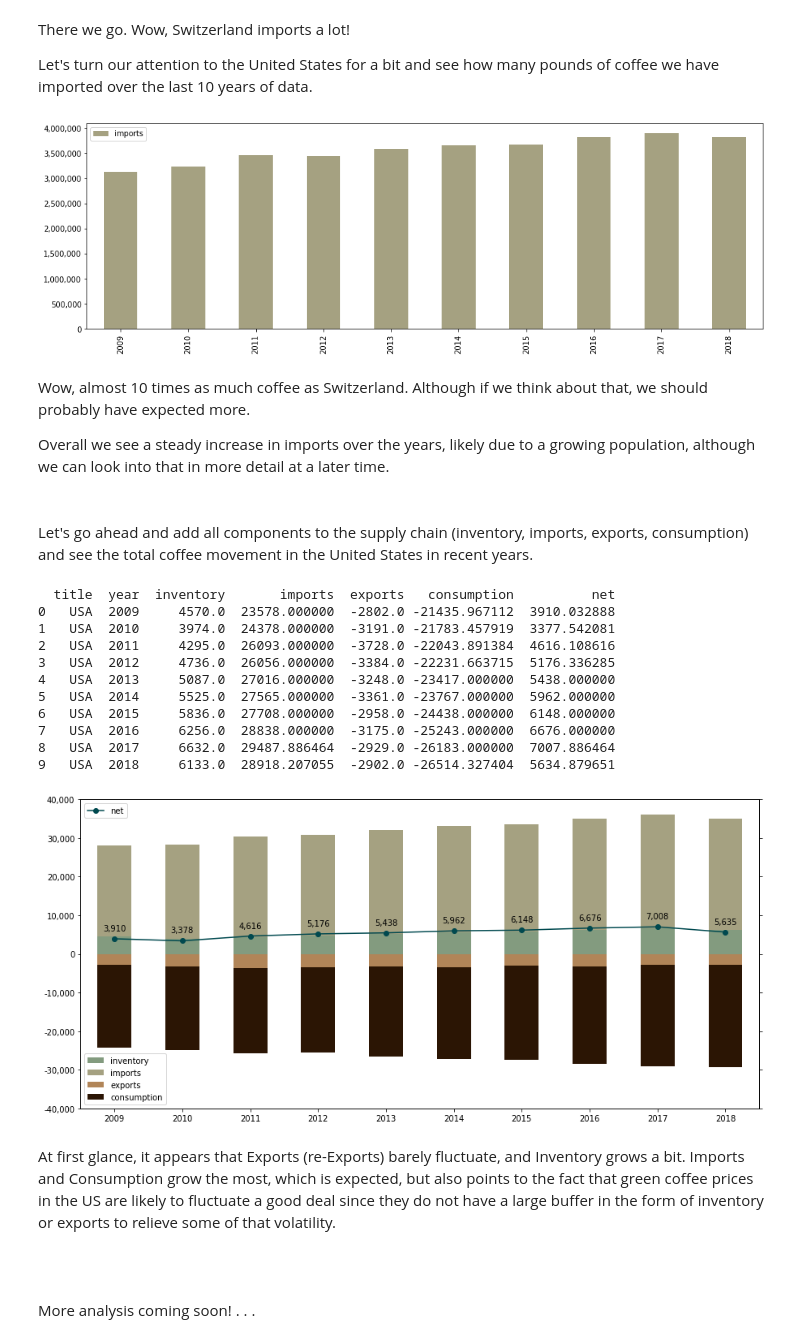
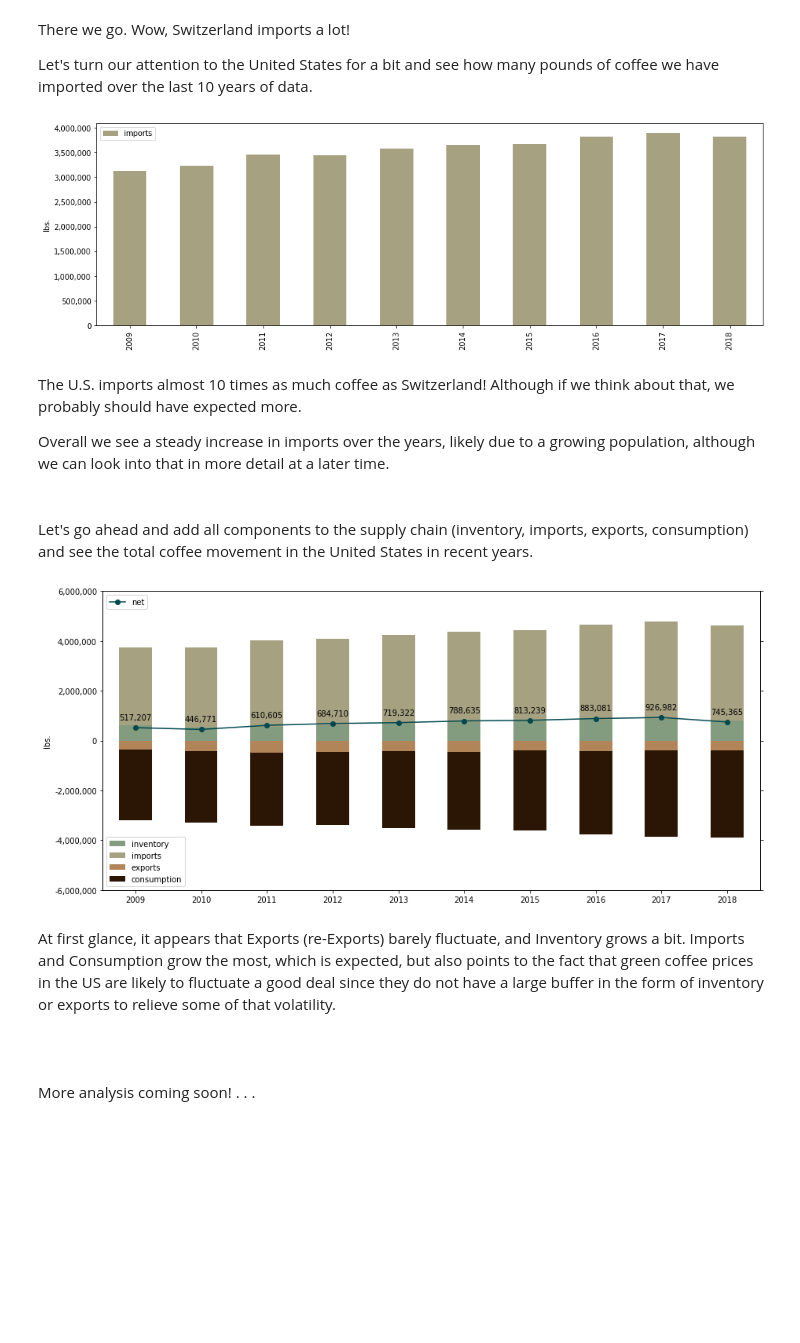
Before and after one commit to seanbhart/coffee, a Jupyter notebook: notebooks/coffee.ipynb, the cells around one changed output. Drawn from its saved outputs; the diff is of its cells as text; code cells hidden in the pictures; blank space fills up the shorter version.

Commit message:
chart updates

```diff
--- a/notebooks/coffee.ipynb
+++ b/notebooks/coffee.ipynb
@@ -540,11 +544,12 @@ ORDER BY location_id ASC;""",conn)
 # b = df.plot.bar(figsize=(16,5), color=colors[1])
 b = df.loc[:,['imports']].plot.bar(color=colors[1], figsize=(16,5))
 b.set_yticklabels([f'{x:,.0f}' for x in b.get_yticks()])
-l = b.set_xticklabels(df['year'].tolist(), rotation=90)
+b.set_xticklabels(df['year'].tolist(), rotation=90)
+l = b.set_ylabel("lbs.")
 # %% [output]
-[figure, old version]
+[figure, new version]
 # %% [markdown]
-Wow, almost 10 times as much coffee as Switzerland.  Although if we think about that, we should probably have expected more.
+The U.S. imports almost 10 times as much coffee as Switzerland!  Although if we think about that, we probably should have expected more.
 
 Overall we see a steady increase in imports over the years, likely due to a growing population, although we can look into that in more detail at a later time.
 <br>
@@ -552,7 +557,7 @@ Overall we see a steady increase in imports over the years, likely due to a grow
 <br>
 Let's go ahead and add all components to the supply chain (inventory, imports, exports, consumption) and see the total coffee movement in the United States in recent years.
 # %%
-df = pd.read_sql("""SELECT l.title, cal3.year, cal3.inventory, cal3.imports, cal3.exports, cal3.consumption, cal3.inventory + cal3.imports + cal3.exports + cal3.consumption AS net
+df = pd.read_sql("""SELECT l.title, cal3.year, cal3.inventory * 132.277 AS inventory, cal3.imports * 132.277 AS imports, cal3.exports * 132.277 AS exports, cal3.consumption * 132.277 AS consumption, (cal3.inventory + cal3.imports + cal3.exports + cal3.consumption) * 132.277 AS net
 FROM location l
 INNER JOIN
     (
@@ -572,46 +577,35 @@ INNER JOIN
                                 WHEN ce.value > 0 THEN ce.value * -1
                             END AS exports
                         FROM calendar_imports ci
                         INNER JOIN calendar_exports ce ON ci.location_id=ce.location_id AND ci.year=ce.year
                     ) AS cal
                 ON cal.location_id=inv.location_id AND inv.year=cal.year
             ) AS cal2
         ON cal2.location_id=cons.location_id AND cons.year=cal2.year
     ) AS cal3
 ON cal3.location_id=l.id
 WHERE l.title='USA' AND cal3.year>2008
 ORDER BY cal3.year ASC;""",conn)
-print(df)
 b1=df.loc[:,['inventory','imports','exports','consumption']].plot.bar(stacked=True, color=colors, figsize=(15,7))
 b1.set_xticklabels(df['year'].tolist(), rotation=0)
 b1.set_yticklabels([f'{x:,.0f}' for x in b1.get_yticks()])
 b1.set_ylim([min(b1.get_yticks()),max(b1.get_yticks())])
 b1.legend(loc='lower left')
+b1.set_ylabel("lbs.")
 l1 = b1.twinx()
 l1.set_yticklabels([])
 l1.set_ylim([min(b1.get_yticks()),max(b1.get_yticks())])
 l1.plot(b1.get_xticks(), df['net'], label='net', marker='o', color=colors[4])
 l1.legend(loc='upper left')
 for i,x in enumerate(df['net']):
     label = f'{x:,.0f}'
     l1.annotate(label,
                 (i,x),
                 textcoords="offset points", # how to position the text
                 xytext=(0,10), # distance from text to points (x,y)
                 ha='center') # horizontal alignment can be left, right or center
 # %% [output]
-  title  year  inventory       imports  exports   consumption          net
-0   USA  2009     4570.0  23578.000000  -2802.0 -21435.967112  3910.032888
-1   USA  2010     3974.0  24378.000000  -3191.0 -21783.457919  3377.542081
-2   USA  2011     4295.0  26093.000000  -3728.0 -22043.891384  4616.108616
-3   USA  2012     4736.0  26056.000000  -3384.0 -22231.663715  5176.336285
-4   USA  2013     5087.0  27016.000000  -3248.0 -23417.000000  5438.000000
-5   USA  2014     5525.0  27565.000000  -3361.0 -23767.000000  5962.000000
-6   USA  2015     5836.0  27708.000000  -2958.0 -24438.000000  6148.000000
-7   USA  2016     6256.0  28838.000000  -3175.0 -25243.000000  6676.000000
-8   USA  2017     6632.0  29487.886464  -2929.0 -26183.000000  7007.886464
-9   USA  2018     6133.0  28918.207055  -2902.0 -26514.327404  5634.879651
-[figure, old version]
+[figure, new version]
 # %% [markdown]
 At first glance, it appears that Exports (re-Exports) barely fluctuate, and Inventory grows a bit.  Imports and Consumption grow the most, which is expected, but also points to the fact that green coffee prices in the US are likely to fluctuate a good deal since they do not have a large buffer in the form of inventory or exports to relieve some of that volatility.
 <br><br><br><br>
```
Also changed, not shown: parts of 3 cells of this notebook.
